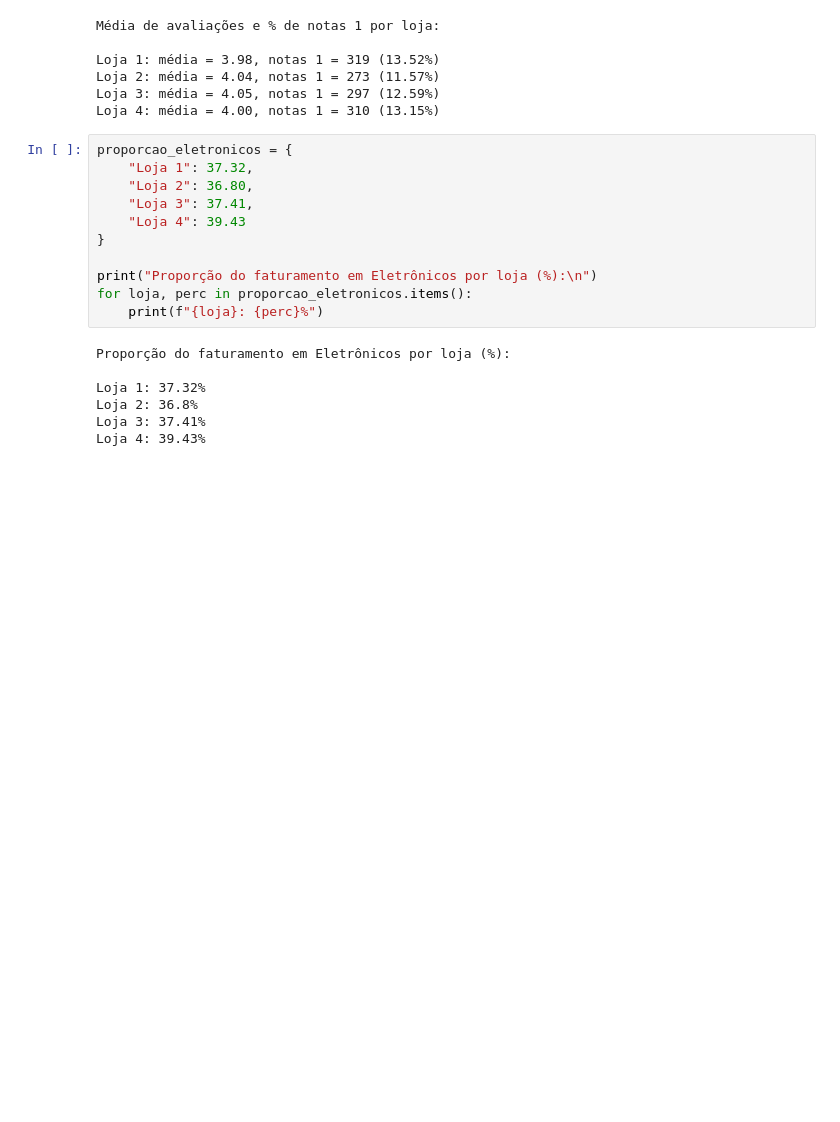
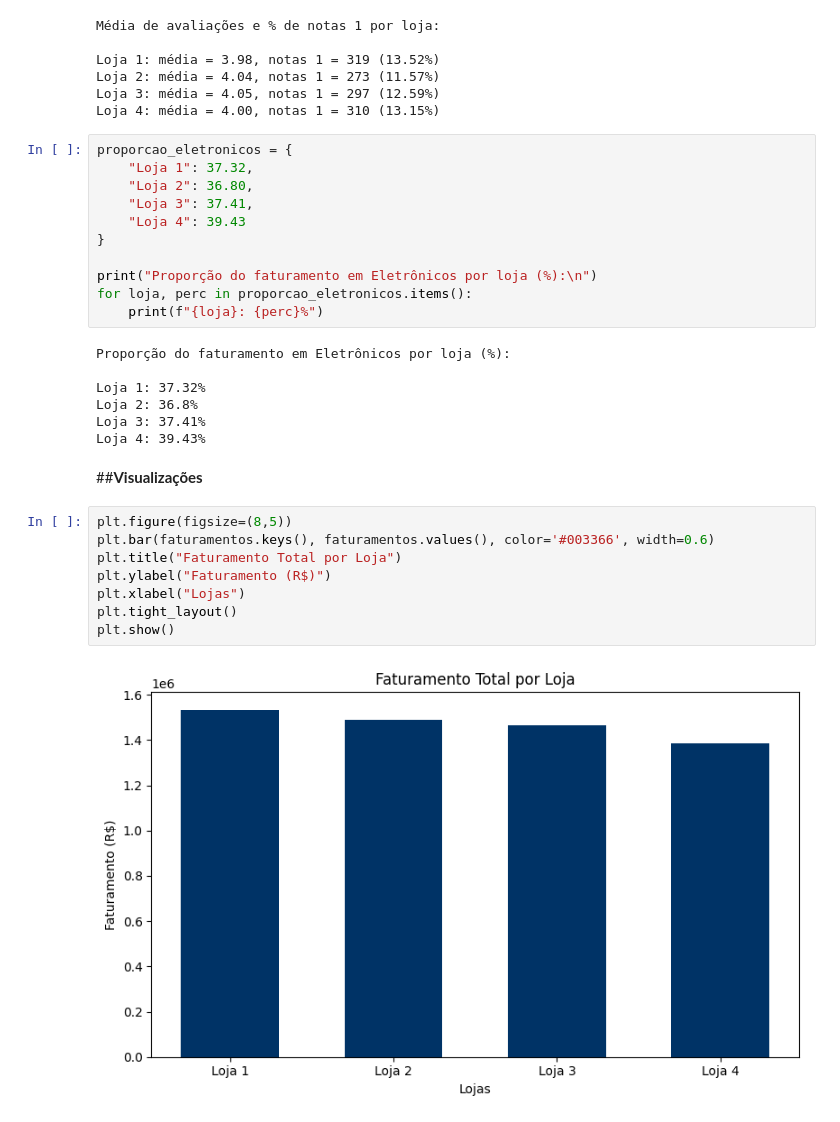
Before and after one commit to brunoscog/Alura_One_Data_Science_Challenge_1, a Jupyter notebook: AluraStoreBr.ipynb, the cells around one changed output. Saved outputs shown, nothing was run; the diff lists cells and outputs as text; blank space fills up the shorter version.

```diff
--- a/AluraStoreBr.ipynb
+++ b/AluraStoreBr.ipynb
@@ -986,3 +1017,15 @@ Loja 1: 37.32%
 Loja 2: 36.8%
 Loja 3: 37.41%
 Loja 4: 39.43%
+# %% [markdown]
+##**Visualizações**
+# %%
+plt.figure(figsize=(8,5))
+plt.bar(faturamentos.keys(), faturamentos.values(), color='#003366', width=0.6)
+plt.title("Faturamento Total por Loja")
+plt.ylabel("Faturamento (R$)")
+plt.xlabel("Lojas")
+plt.tight_layout()
+plt.show()
+# %% [output]
+[figure, added]
```
Also changed, not shown: parts of 20 cells of this notebook.
